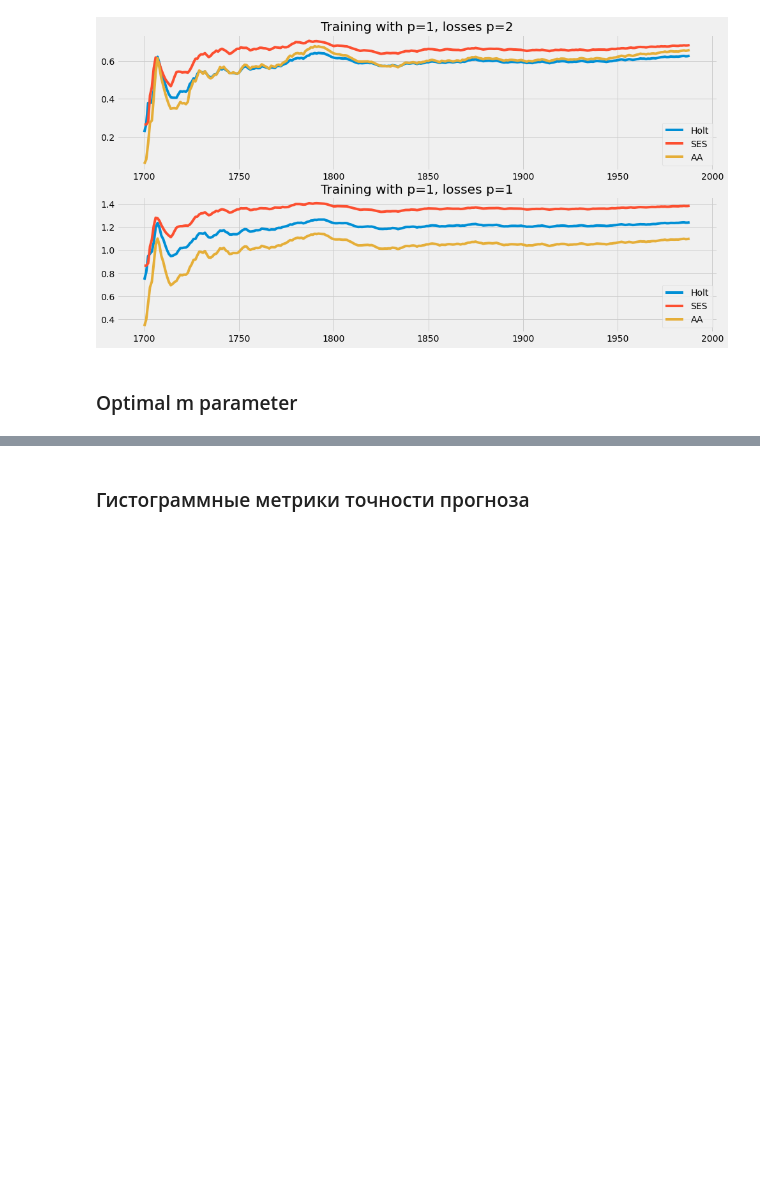
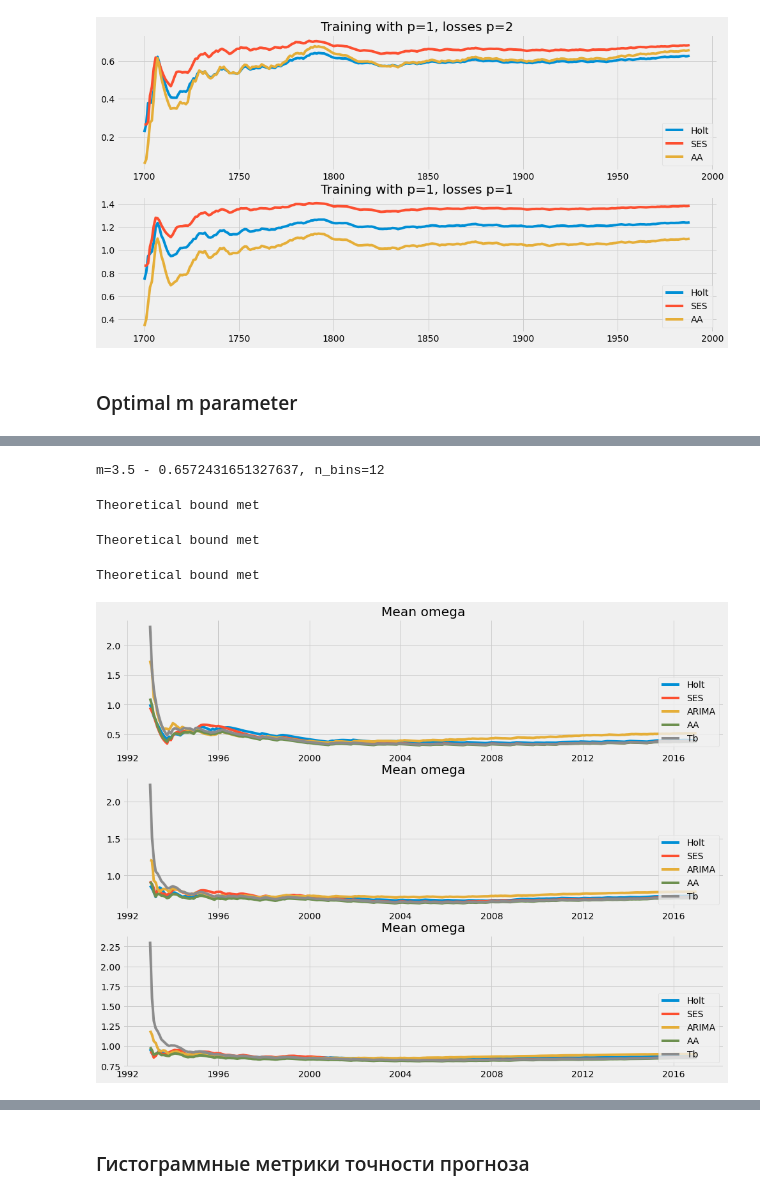
Before and after one commit to aromanenko/AggregatingAlgorithm, a Jupyter notebook: DFA.ipynb, the cells around one changed output, grey strips where cells are left out. Drawn from its saved outputs; the diff is of its cells as text; code cells hidden in the pictures; blank space fills up the shorter version.

```diff
--- a/DFA.ipynb
+++ b/DFA.ipynb
@@ -665,0 +651,24 @@ ax[2].legend(['Holt', 'SES', 'ARIMA', 'AA', 'Tb'], loc='lower right');
+# %%
+best_m, best_loss, n_bins = get_optim_m(sunspot_ts,
+                                        bins=10, omega_mode="mean")
+
+print(f"m={best_m} - {best_loss}, n_bins={n_bins}")
+# %% [output]
+m=3.5 - 0.6572431651327637, n_bins=12
+# %%
+fig, ax = plt.subplots(3, figsize=(15,12))
+
+plot_losses2(wage_ts, 3, alg_dict={Holt: {}, SimpleExpSmoothing: {}, ARIMA: {'order': (1, 2, 0)}},
+             omega_mode="basic", bins=10, best_m=best_m, ax=ax[0],
+             title="Mean omega", legend=['Holt', 'SES', 'ARIMA', 'AA', 'Tb'])
+plot_losses2(wage_ts, 3, alg_dict={Holt: {}, SimpleExpSmoothing: {}, ARIMA: {'order': (1, 2, 0)}},
+             omega_mode="mean", bins=10, best_m=best_m, ax=ax[1],
+             title="Mean omega", legend=['Holt', 'SES', 'ARIMA', 'AA', 'Tb'])
+plot_losses2(wage_ts, 3, alg_dict={Holt: {}, SimpleExpSmoothing: {}, ARIMA: {'order': (1, 2, 0)}},
+             omega_mode="quantile", bins=10, best_m=best_m, ax=ax[2],
+             title="Mean omega", legend=['Holt', 'SES', 'ARIMA', 'AA', 'Tb'])
+# %% [output]
+Theoretical bound met
+Theoretical bound met
+Theoretical bound met
+[figure, added]
```
Also changed, not shown: parts of 18 cells of this notebook, 2 other files.
